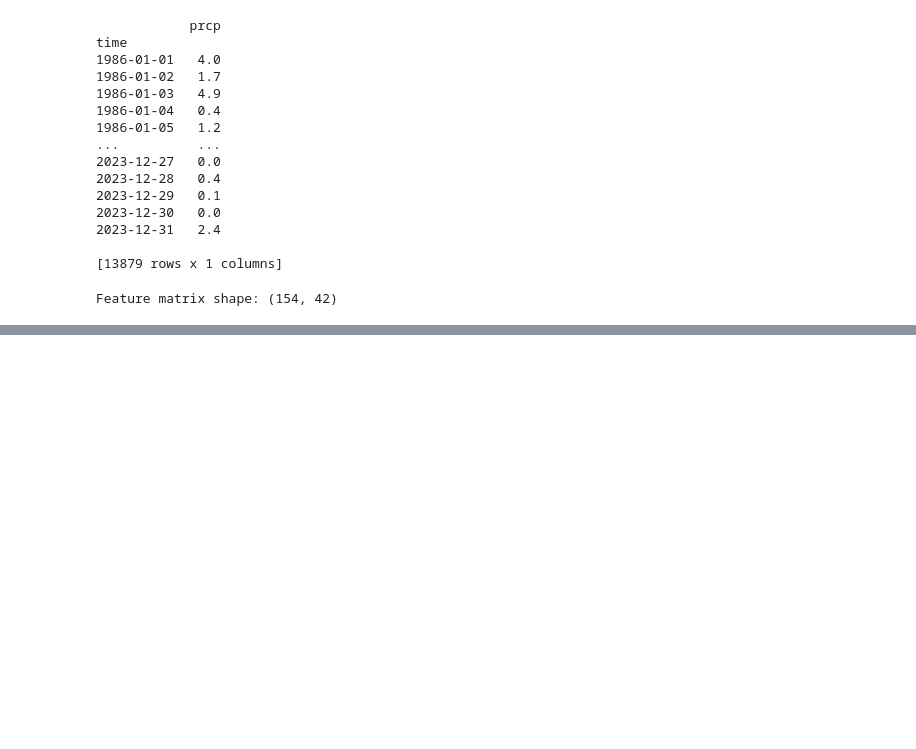
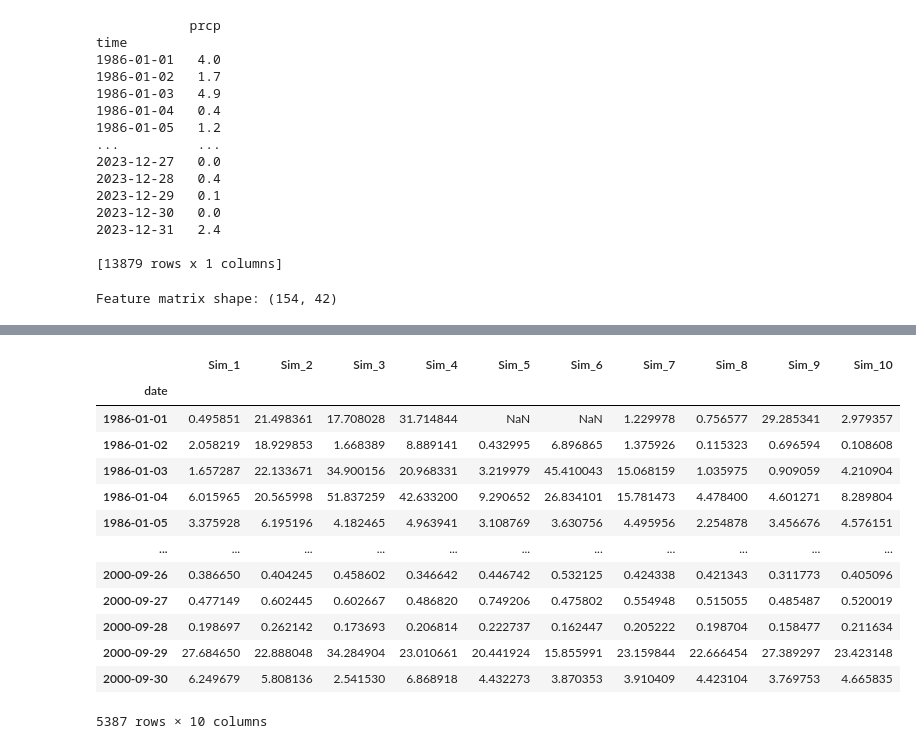
Before and after one commit to CooperBigFoot/gratis-precip, a Jupyter notebook: examples/example.ipynb, the cells around one changed output, grey strips where cells are left out. Cells and saved outputs as stored; diff of their text form; code cells hidden in the pictures; blank space fills up the shorter version.

```diff
--- a/examples/example.ipynb
+++ b/examples/example.ipynb
@@ -324,0 +379,17 @@ plt.show()
+# %%
+generated_trajectories
+# %% [output]
+|  | Sim_1 | Sim_2 | Sim_3 | Sim_4 | Sim_5 | Sim_6 | Sim_7 | Sim_8 | Sim_9 | Sim_10 |
+| date |  |  |  |  |  |  |  |  |  |  |
+| 1986-01-01 | 0.495851 | 21.498361 | 17.708028 | 31.714844 | NaN | NaN | 1.229978 | 0.756577 | 29.285341 | 2.979357 |
+| 1986-01-02 | 2.058219 | 18.929853 | 1.668389 | 8.889141 | 0.432995 | 6.896865 | 1.375926 | 0.115323 | 0.696594 | 0.108608 |
+| 1986-01-03 | 1.657287 | 22.133671 | 34.900156 | 20.968331 | 3.219979 | 45.410043 | 15.068159 | 1.035975 | 0.909059 | 4.210904 |
+| 1986-01-04 | 6.015965 | 20.565998 | 51.837259 | 42.633200 | 9.290652 | 26.834101 | 15.781473 | 4.478400 | 4.601271 | 8.289804 |
+| 1986-01-05 | 3.375928 | 6.195196 | 4.182465 | 4.963941 | 3.108769 | 3.630756 | 4.495956 | 2.254878 | 3.456676 | 4.576151 |
+| ... | ... | ... | ... | ... | ... | ... | ... | ... | ... | ... |
+| 2000-09-26 | 0.386650 | 0.404245 | 0.458602 | 0.346642 | 0.446742 | 0.532125 | 0.424338 | 0.421343 | 0.311773 | 0.405096 |
+| 2000-09-27 | 0.477149 | 0.602445 | 0.602667 | 0.486820 | 0.749206 | 0.475802 | 0.554948 | 0.515055 | 0.485487 | 0.520019 |
+| 2000-09-28 | 0.198697 | 0.262142 | 0.173693 | 0.206814 | 0.222737 | 0.162447 | 0.205222 | 0.198704 | 0.158477 | 0.211634 |
+| 2000-09-29 | 27.684650 | 22.888048 | 34.284904 | 23.010661 | 20.441924 | 15.855991 | 23.159844 | 22.666454 | 27.389297 | 23.423148 |
+| 2000-09-30 | 6.249679 | 5.808136 | 2.541530 | 6.868918 | 4.432273 | 3.870353 | 3.910409 | 4.423104 | 3.769753 | 4.665835 |
+5387 rows × 10 columns
```
Also changed, not shown: parts of 8 cells of this notebook, 1 other file.
